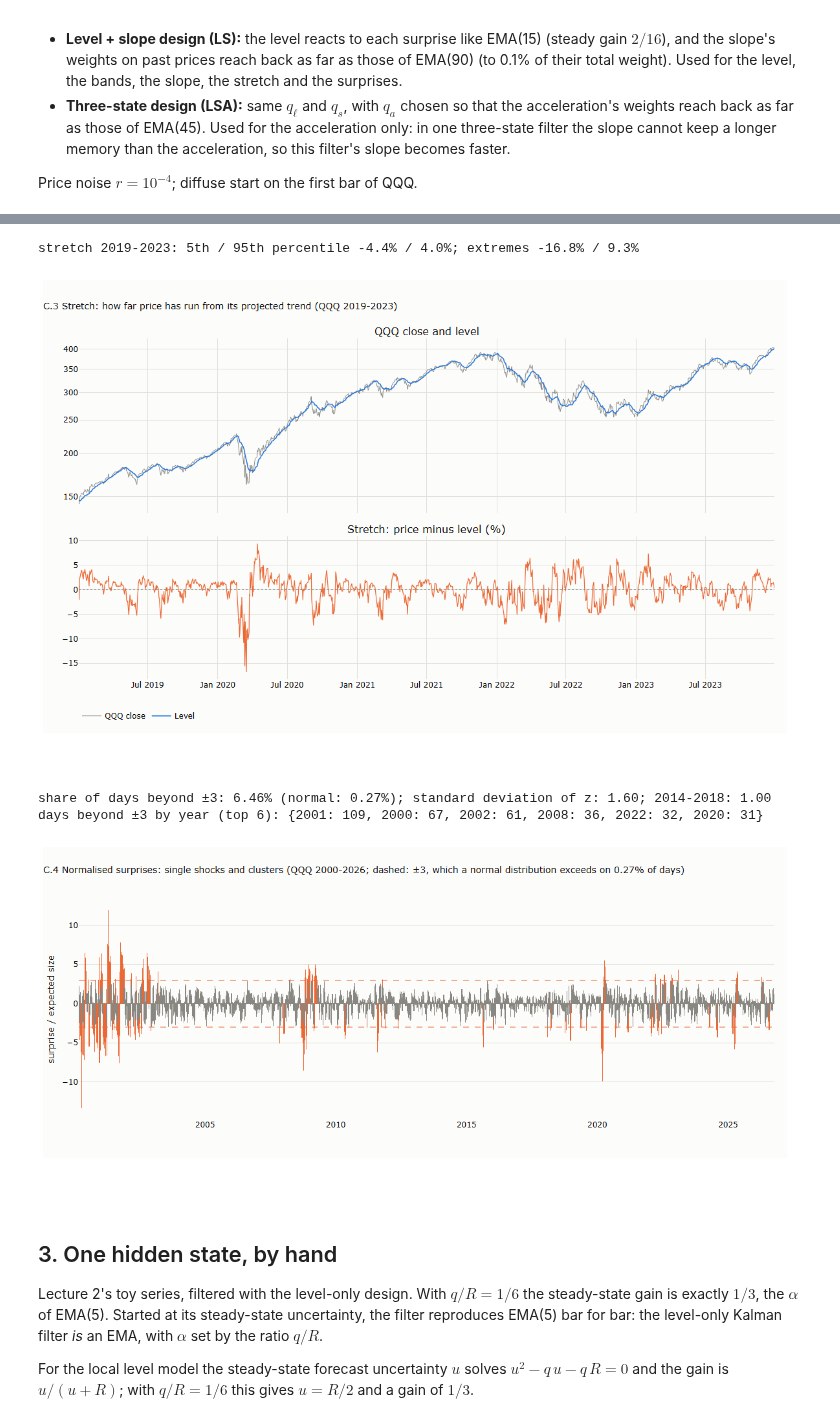
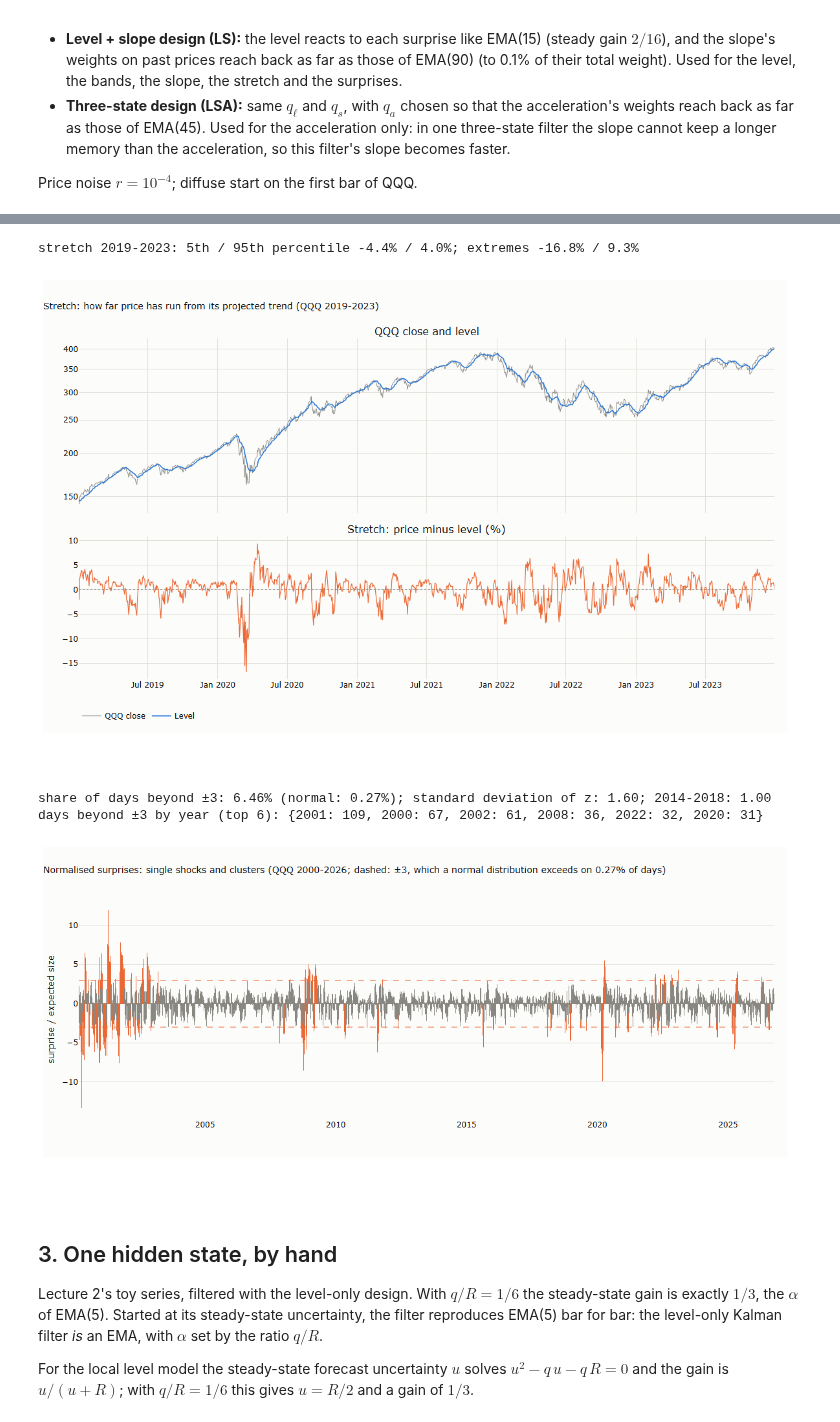
Before and after one commit to MaxGnesi/systematic-trading-notes, a Jupyter notebook: lectures/04-tracking-hidden-states/04_tracking_hidden_states.ipynb, the cells around one changed output, grey strips where cells are left out. Cells and saved outputs as stored; diff of their text form; code cells hidden in the pictures.

```diff
--- a/lectures/04-tracking-hidden-states/04_tracking_hidden_states.ipynb
+++ b/lectures/04-tracking-hidden-states/04_tracking_hidden_states.ipynb
@@ -348,21 +348,21 @@ fig
 # %%
 # C.3 stretch
 stretch = 100 * (y_qqq - lvl)
 fig = make_subplots(rows=2, cols=1, shared_xaxes=True, vertical_spacing=0.07, row_heights=[0.55, 0.45],
                     subplot_titles=("QQQ close and level", "Stretch: price minus level (%)"))
 fig.add_scatter(x=d, y=px[win], name="QQQ close", mode="lines", line=dict(width=1, color=MUTED), row=1, col=1)
 fig.add_scatter(x=d, y=np.exp(lvl[win]), name="Level", mode="lines", line=dict(width=1.6, color=SERIES[0]), row=1, col=1)
 fig.add_scatter(x=d, y=stretch[win], showlegend=False, mode="lines", line=dict(width=1.2, color=SERIES[1]), row=2, col=1)
 fig.add_hline(y=0, line=dict(width=1, color=MUTED, dash="dot"), row=2, col=1)
 fig.update_yaxes(type="log", row=1, col=1)
-fig.update_layout(title="C.3 Stretch: how far price has run from its projected trend (QQQ 2019-2023)", height=700, width=1150,
+fig.update_layout(title="Stretch: how far price has run from its projected trend (QQQ 2019-2023)", height=700, width=1150,
                   margin=dict(t=90, b=60), legend=dict(orientation="h", y=-0.08, x=0))
 save_figure(fig, "b_c03_stretch", FIG)
 print(f"stretch 2019-2023: 5th / 95th percentile {np.percentile(stretch[win], 5):.1f}% / {np.percentile(stretch[win], 95):.1f}%; extremes {stretch[win].min():.1f}% / {stretch[win].max():.1f}%")
 fig
 # %% [output]
 stretch 2019-2023: 5th / 95th percentile -4.4% / 4.0%; extremes -16.8% / 9.3%
-[figure, old version]
+[figure, new version]
 # %%
 # C.4 normalised surprises, full history
 zz = pd.Series(z_b, dates).iloc[250:]
@@ -370,7 +370,7 @@ fig = go.Figure()
 fig.add_bar(x=zz.index, y=zz, name="Normalised surprise e/sqrt(S)", marker=dict(color=np.where(zz.abs() > 3, SERIES[1], MUTED), line=dict(width=0)))
 for lv in (-3, 3):
     fig.add_hline(y=lv, line=dict(width=1, color=SERIES[1], dash="dash"))
-fig.update_layout(title="C.4 Normalised surprises: single shocks and clusters (QQQ 2000-2026; dashed: ±3, which a normal distribution exceeds on 0.27% of days)",
+fig.update_layout(title="Normalised surprises: single shocks and clusters (QQQ 2000-2026; dashed: ±3, which a normal distribution exceeds on 0.27% of days)",
                   yaxis_title="surprise / expected size", height=480, width=1150, margin=dict(t=80, b=60), showlegend=False)
 save_figure(fig, "b_c04_surprises", FIG)
 big = zz.abs() > 3
@@ -381,7 +381,7 @@ fig
 # %% [output]
 share of days beyond ±3: 6.46% (normal: 0.27%); standard deviation of z: 1.60; 2014-2018: 1.00
 days beyond ±3 by year (top 6): {2001: 109, 2000: 67, 2002: 61, 2008: 36, 2022: 32, 2020: 31}
-[figure, old version]
+[figure, new version]
 # %% [markdown]
 ## 3. One hidden state, by hand
 
```
Also changed, not shown: parts of 15 cells of this notebook, 19 other files.
